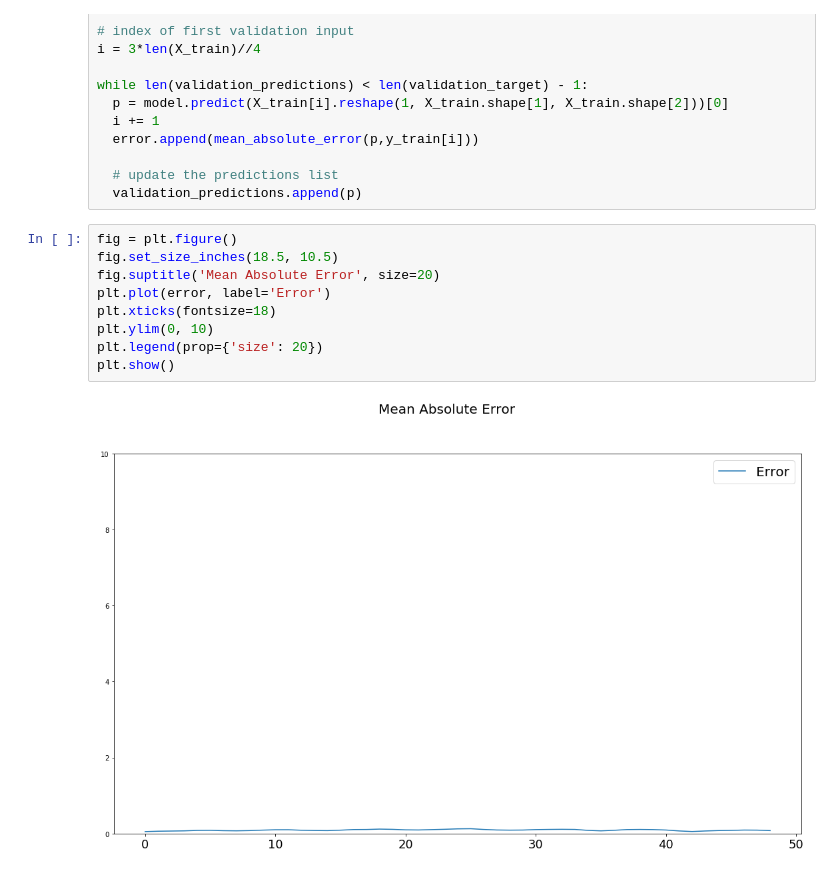
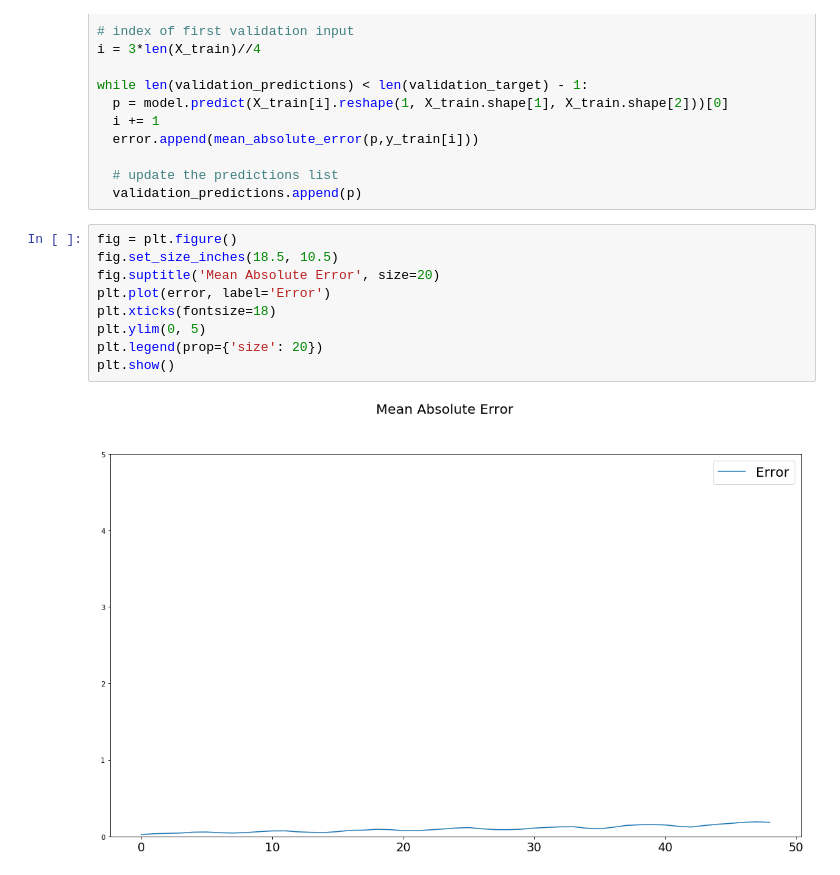
Before and after one commit to SphericalKat/covid-confirmed-lstm, a Jupyter notebook: covid-confirmed-lstm.ipynb, the cells around one changed output. Drawn from its saved outputs; the diff is of its cells as text.

```diff
--- a/covid-confirmed-lstm.ipynb
+++ b/covid-confirmed-lstm.ipynb
@@ -135,14 +135,14 @@ while len(validation_predictions) < len(validation_target) - 1:
 # %%
 fig = plt.figure()
 fig.set_size_inches(18.5, 10.5)
 fig.suptitle('Mean Absolute Error', size=20)
 plt.plot(error, label='Error')
 plt.xticks(fontsize=18)
-plt.ylim(0, 10)
+plt.ylim(0, 5)
 plt.legend(prop={'size': 20})
 plt.show()
 # %% [output]
-[figure, old version]
+[figure, new version]
 # %%
 with open('./scaler.pickle', 'rb') as f:
     scaler = pickle.load(f)
```
Also changed, not shown: parts of 3 cells of this notebook.
